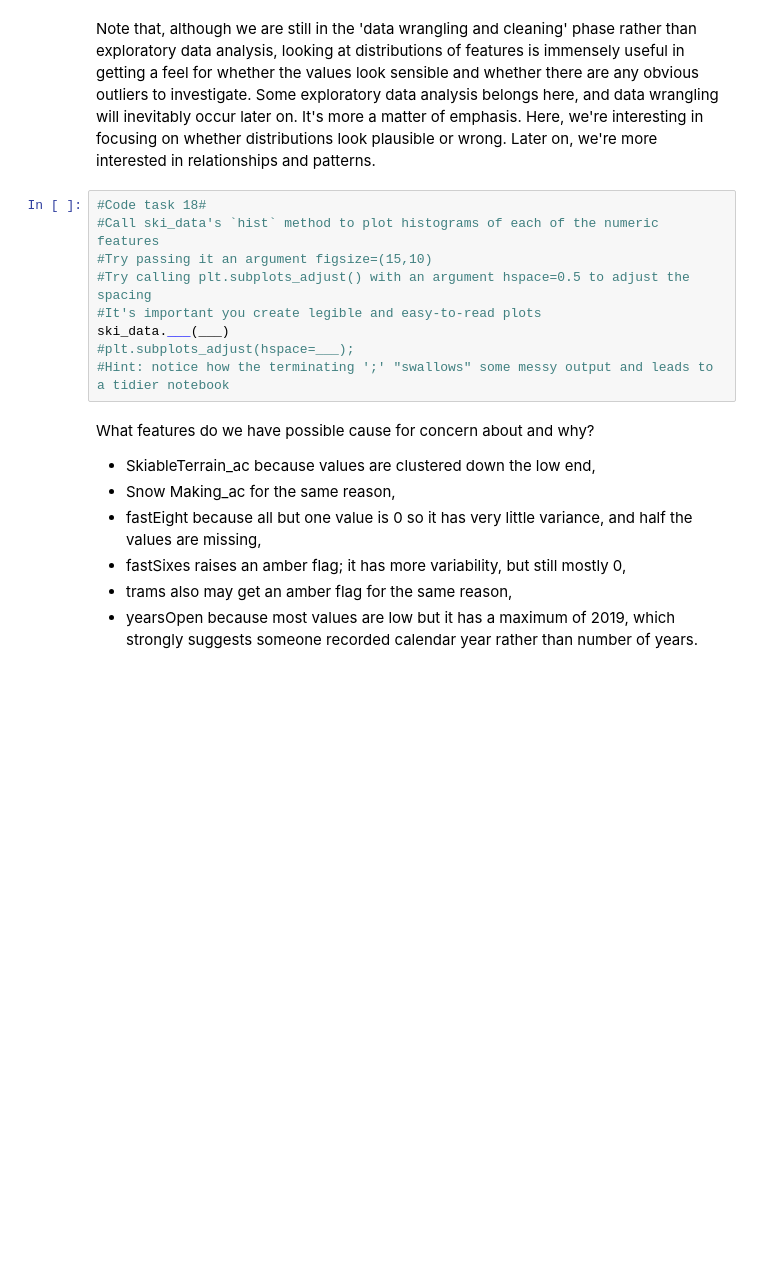
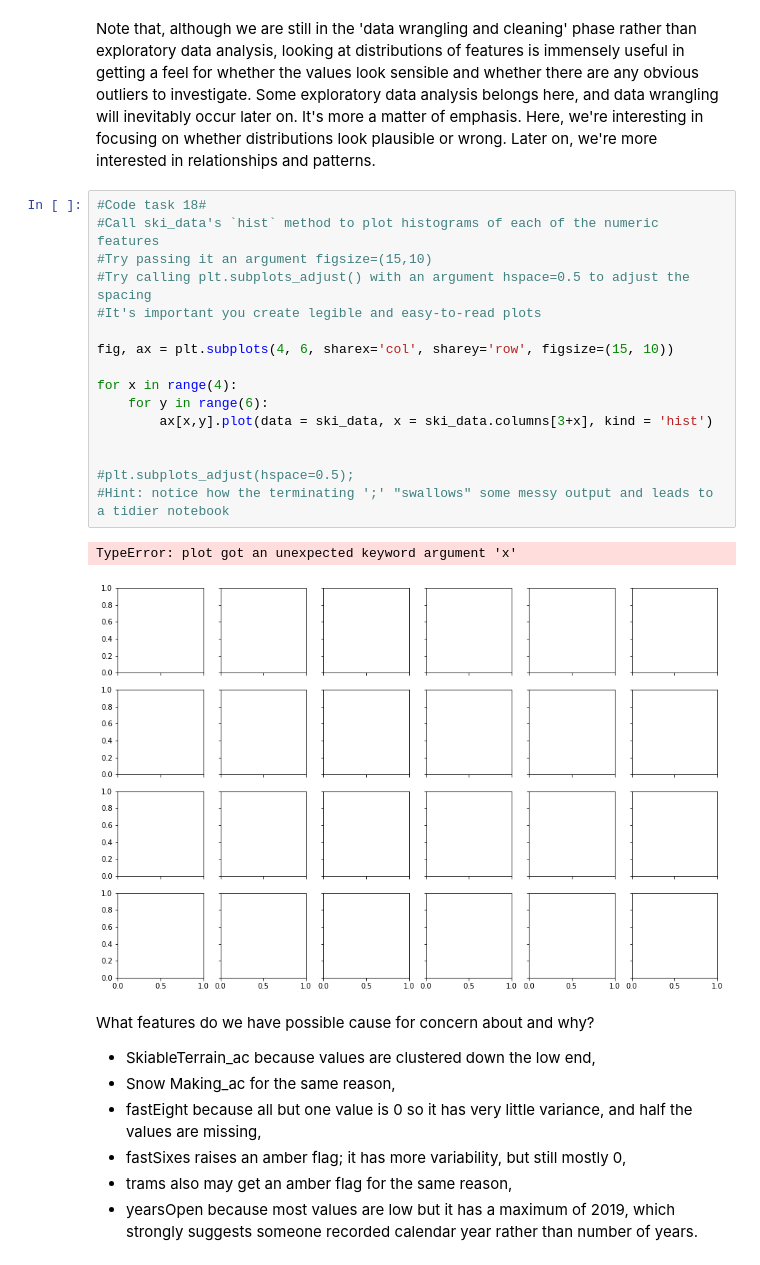
Before and after one commit to mrrosss/DataScienceGuidedCapstone, a Jupyter notebook: Notebooks/02_data_wrangling.ipynb, the cells around one changed output. Drawn from its saved outputs; the diff is of its cells as text; blank space fills up the shorter version.

Commit message:
working on hists

```diff
--- a/Notebooks/02_data_wrangling.ipynb
+++ b/Notebooks/02_data_wrangling.ipynb
@@ -460,12 +499,22 @@ Note that, although we are still in the 'data wrangling and cleaning' phase rath
 # %%
 #Code task 18#
 #Call ski_data's `hist` method to plot histograms of each of the numeric features
 #Try passing it an argument figsize=(15,10)
 #Try calling plt.subplots_adjust() with an argument hspace=0.5 to adjust the spacing
 #It's important you create legible and easy-to-read plots
-ski_data.___(___)
-#plt.subplots_adjust(hspace=___);
+
+fig, ax = plt.subplots(4, 6, sharex='col', sharey='row', figsize=(15, 10))
+
+for x in range(4):
+    for y in range(6):
+        ax[x,y].plot(data = ski_data, x = ski_data.columns[3+x], kind = 'hist')
+
+
+#plt.subplots_adjust(hspace=0.5);
 #Hint: notice how the terminating ';' "swallows" some messy output and leads to a tidier notebook
+# %% [output]
+TypeError: plot got an unexpected keyword argument 'x'
+[figure, added]
 # %% [markdown]
 What features do we have possible cause for concern about and why?
 
```
Also changed, not shown: parts of 14 cells of this notebook.
